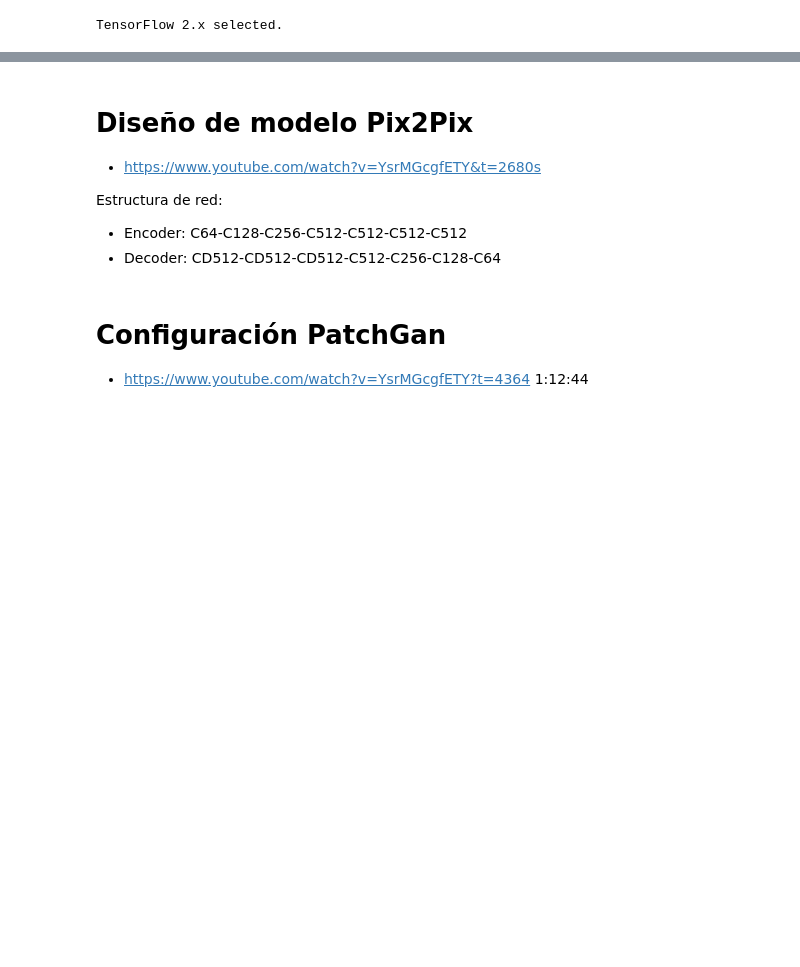
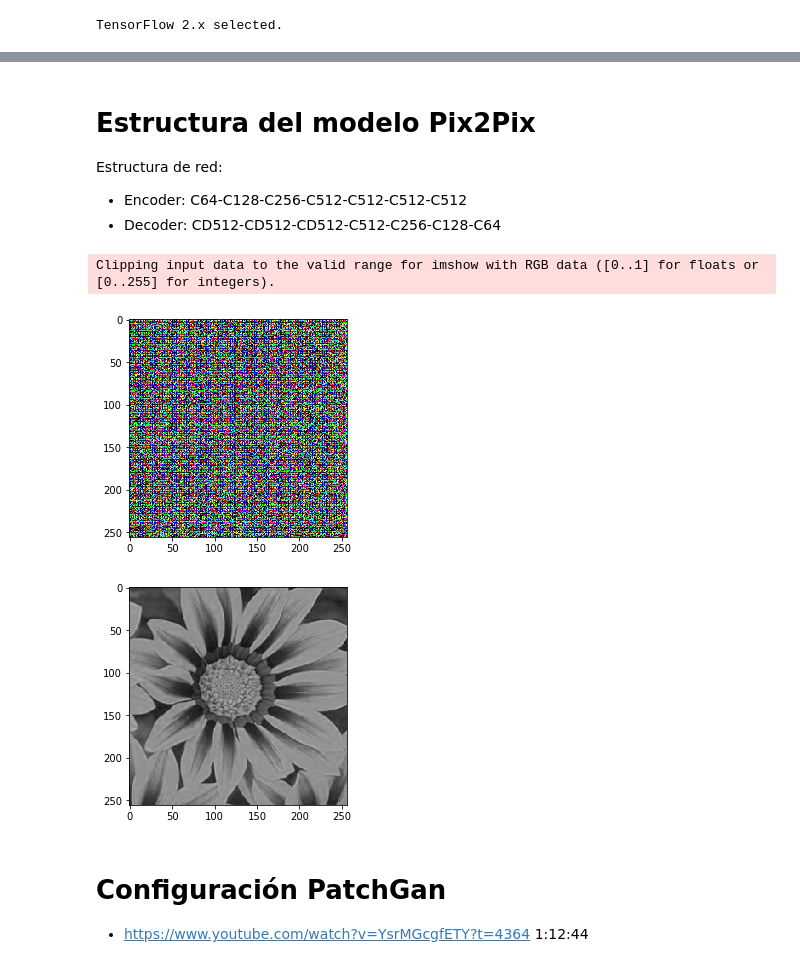
Before and after one commit to ftorres-10cero/Google-Colab-IA-Pix2Pix, a Jupyter notebook: IA_Notebook_Pix2Pix.ipynb, the cells around one changed output, grey strips where cells are left out. Saved outputs shown, nothing was run; the diff lists cells and outputs as text; code cells hidden in the pictures; blank space fills up the shorter version.

```diff
--- a/IA_Notebook_Pix2Pix.ipynb
+++ b/IA_Notebook_Pix2Pix.ipynb
@@ -192,7 +170,33 @@ upsample(64)
+# %%
+def upsample(filters, apply_dropout=False):
+
+  result = Sequential()
+
+  initializer = tf.random_normal_initializer(0,0.1)
+
+  # Capa convolacional
+  result.add(Conv2DTranspose(filters,
+                    kernel_size = 4,
+                    strides=2,
+                    padding="same",
+                    kernel_initializer=initializer,
+                    use_bias=False))
+
+  #Capa de BatchNorm.
+  result.add(BatchNormalization())
+
+  if apply_dropout:
+    # Capa de Dropout
+    result.add(Dropout(0.5))
+
+  # Capa de activación LeackyReLU
+  result.add(ReLU())
+
+  return result
+
+## upsample(64)
 # %% [markdown]
-# Diseño de modelo Pix2Pix
-
-* https://www.youtube.com/watch?v=YsrMGcgfETY&t=2680s
+# Estructura del modelo Pix2Pix
 
 Estructura de red:
 
@@ -228,7 +232,7 @@ def Generator():
      upsample(64),                            # (bs, 128, 128, 128)
   ]
 
-  initializer = tf.random_normal_initializer(0, 0.2)
+  initializer = tf.random_normal_initializer(0, 0.1)
 
   last = Conv2DTranspose(filters =3,
                          kernel_size = 4,
@@ -248,35 +252,47 @@ def Generator():
 
   ##  for up in up_stack:
   ##    x = up(x)
 
   ##  return last(x)
 
 
   # Estructura U-net (con skip connections)
 
   x = inputs
   s = []
   concat = Concatenate()
 
   for down in down_stack:
     x = down(x)
     s.append(x)   # Almacenamos los resultados de cada capa
 
   s = reversed(s[:-1])  # Invertimos la lista de resultados
 
   for up, sk in zip(up_stack,s): # Ultilizamos una cremallera para extraer ambos elementos en paralelo
     x = up(x)
     x = concat([x,sk])
 
   last = last(x)
 
   return Model(inputs=inputs, outputs=last)
 
 generator = Generator()
 
 ## Probamos el generador
-##gen_output = generator(((inimg+1)*255), training=false)
-##plt.imgshow(gen_output[0,...])
+for inimg, tgimg in train_dataset.take(1):
+#  plt.imshow(((inimg[0,...])+1)/2)
+#  plt.show()
+#  plt.imshow(((tgimg[0,...])+1)/2)
+#  plt.show()
+  gen_output = generator(inimg, training=False)
+  plt.imshow(((gen_output[0,...])))
+  plt.show()
+  plt.imshow(((inimg[0,...])+1)/2)
+  plt.show()
+# %% [output]
+Clipping input data to the valid range for imshow with RGB data ([0..1] for floats or [0..255] for integers).
+[figure, added]
+[figure, added]
 # %% [markdown]
 # Configuración PatchGan
 
```
Also changed, not shown: parts of 12 cells of this notebook.
